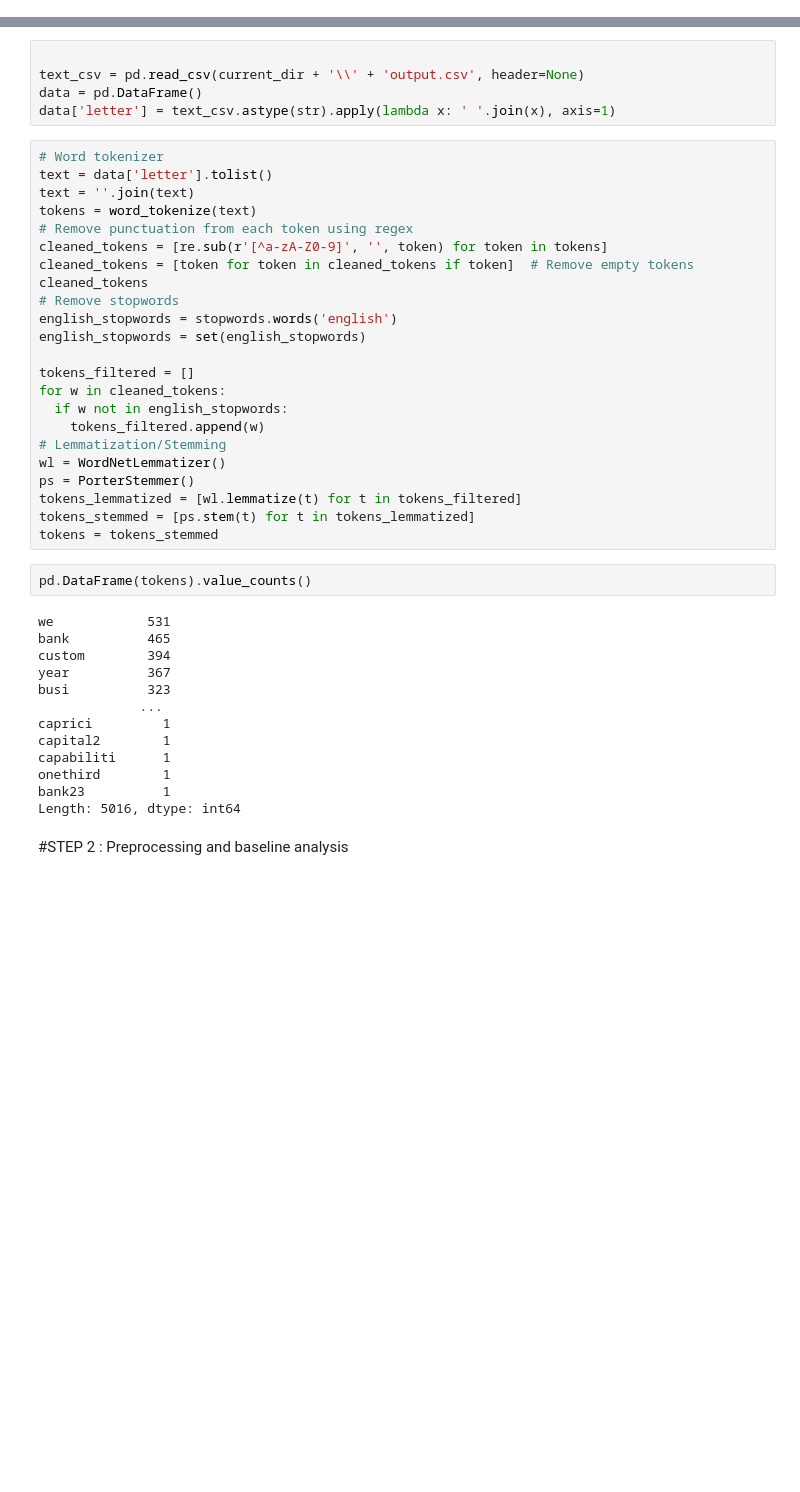
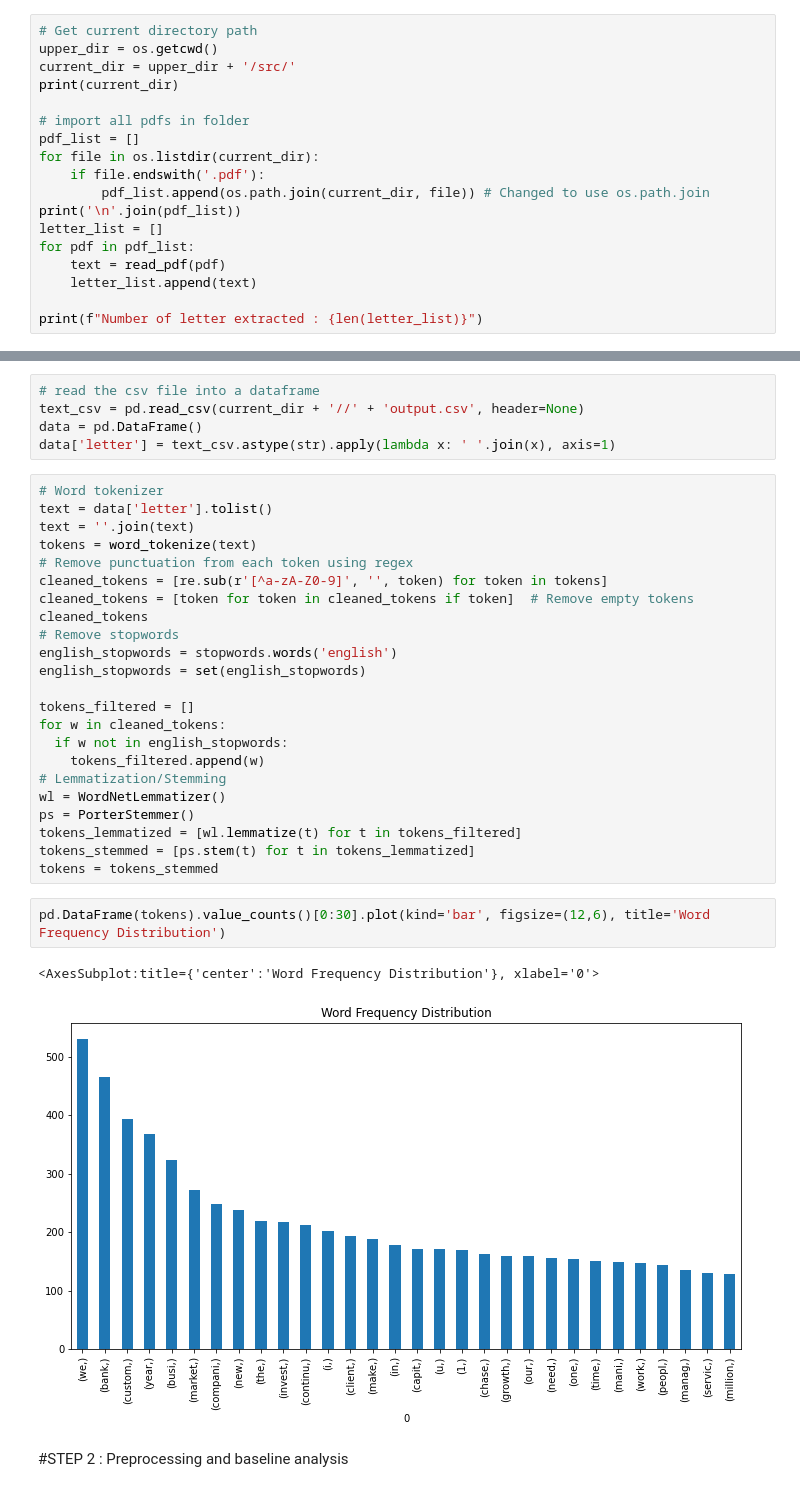
Before and after one commit to tom4197/ISEM2006, a Jupyter notebook: work.ipynb, the cells around one changed output, grey strips where cells are left out. Drawn from its saved outputs; the diff is of its cells as text; blank space fills up the shorter version.

Commit message:
file path fix

```diff
--- a/work.ipynb
+++ b/work.ipynb
@@ -92,0 +57,18 @@ Number of letter extracted : 8
+# %%
+# Get current directory path
+upper_dir = os.getcwd()
+current_dir = upper_dir + '/src/'
+print(current_dir)
+
+# import all pdfs in folder
+pdf_list = []
+for file in os.listdir(current_dir):
+    if file.endswith('.pdf'):
+        pdf_list.append(os.path.join(current_dir, file)) # Changed to use os.path.join
+print('\n'.join(pdf_list))
+letter_list = []
+for pdf in pdf_list:
+    text = read_pdf(pdf)
+    letter_list.append(text)
+
+print(f"Number of letter extracted : {len(letter_list)}")
@@ -107,6 +101,6 @@ Data successfully exported to C:\Users\bobch\OneDrive\桌面\ISEM2006 WhatsApp\I
 # %%
-
-text_csv = pd.read_csv(current_dir + '\\' + 'output.csv', header=None)
+# read the csv file into a dataframe
+text_csv = pd.read_csv(current_dir + '//' + 'output.csv', header=None)
 data = pd.DataFrame()
 data['letter'] = text_csv.astype(str).apply(lambda x: ' '.join(x), axis=1)
 # %%
@@ -133,20 +127,10 @@ tokens_lemmatized = [wl.lemmatize(t) for t in tokens_filtered]
 tokens_stemmed = [ps.stem(t) for t in tokens_lemmatized]
 tokens = tokens_stemmed
 # %%
-pd.DataFrame(tokens).value_counts()
+pd.DataFrame(tokens).value_counts()[0:30].plot(kind='bar', figsize=(12,6), title='Word Frequency Distribution')
 # %% [output]
-we            531
-bank          465
-custom        394
-year          367
-busi          323
-             ...
-caprici         1
-capital2        1
-capabiliti      1
-onethird        1
-bank23          1
-Length: 5016, dtype: int64
+<AxesSubplot:title={'center':'Word Frequency Distribution'}, xlabel='0'>
+[figure, added]
 # %% [markdown]
 #STEP 2 : Preprocessing and baseline analysis
 # %% [markdown]
```
Also changed, not shown: parts of 7 cells of this notebook.
